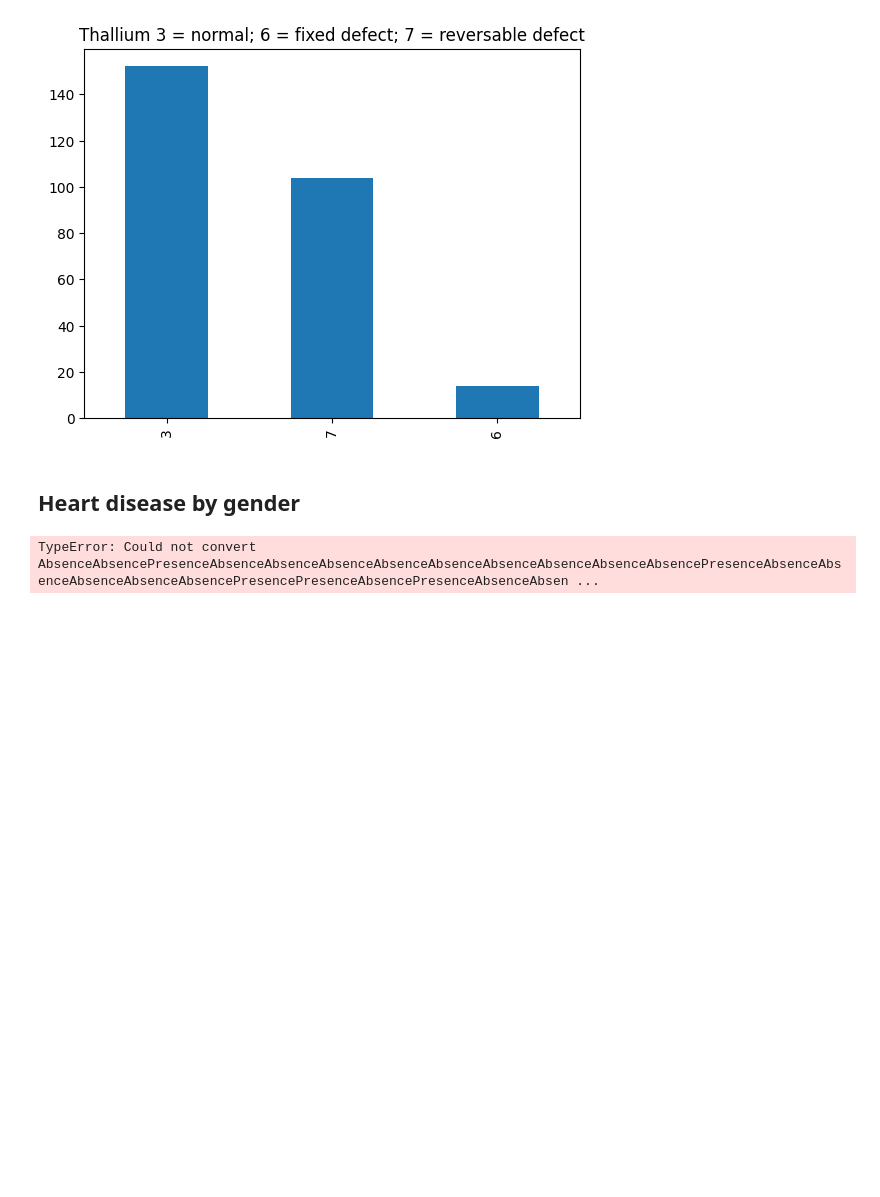
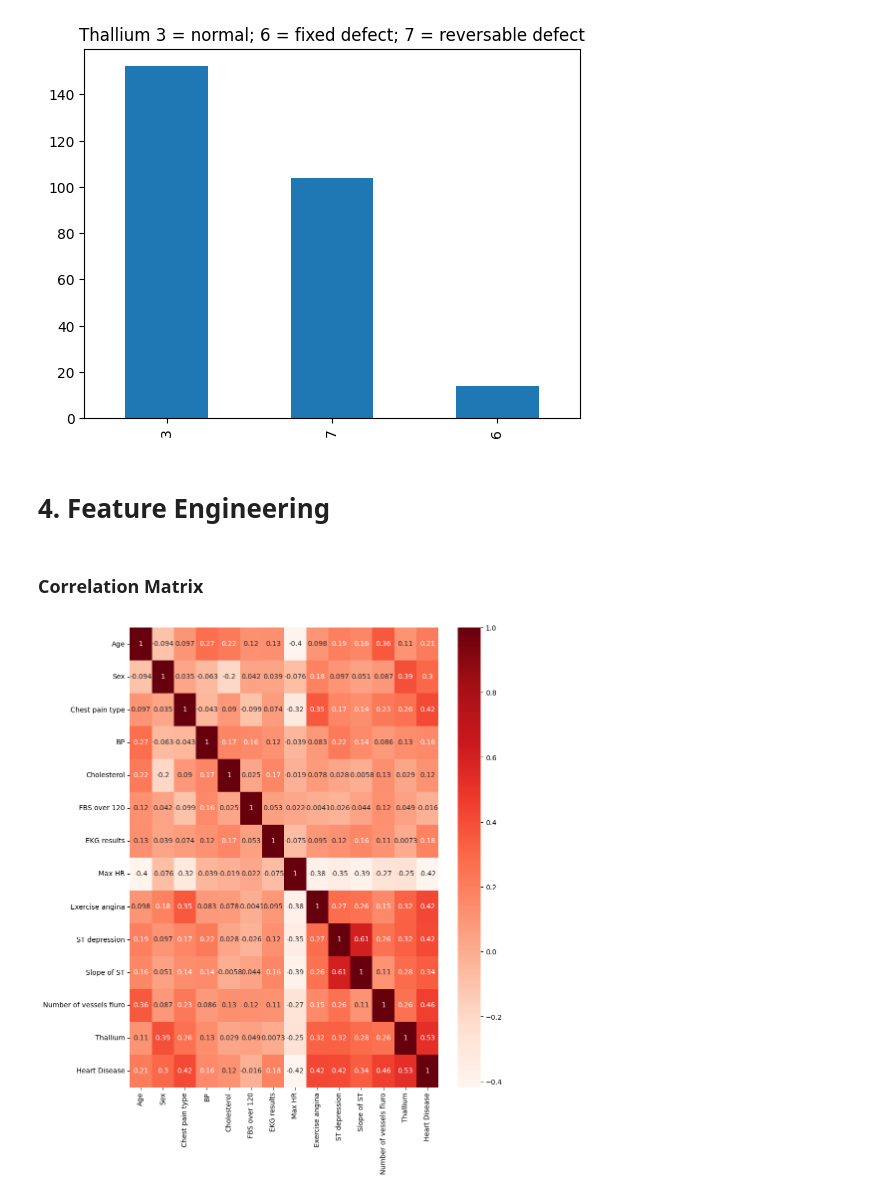
Before and after one commit to King-georges/Heart_Disease_Prediction_Project, a Jupyter notebook: Final_Heart_Disease_Prediction.ipynb, the cells around one changed output. Saved outputs shown, nothing was run; the diff lists cells and outputs as text; code cells hidden in the pictures; blank space fills up the shorter version.

Commit message:
Started on feature engineering

```diff
--- a/Final_Heart_Disease_Prediction.ipynb
+++ b/Final_Heart_Disease_Prediction.ipynb
@@ -213 +209,8 @@ df_encoded = pd.concat([df, encoded_df], axis=1)
+# %%
+# Perform label encoding on the 'Heart Disease' column
+df['Heart_Disease_encoded'] = df['Heart Disease'].astype('category').cat.codes
+# %%
+# Replacing the original 'Heart Disease' column with the encoded 'Heart_Disease_encoded' column
+df.drop('Heart Disease', axis=1, inplace=True)
+df.rename(columns={'Heart_Disease_encoded': 'Heart Disease'}, inplace=True)
 # %%
@@ -260,11 +272,15 @@ plt.title('Thallium 3 = normal; 6 = fixed defect; 7 = reversable defect')
 # %% [output]
 Text(0.5, 1.0, 'Thallium 3 = normal; 6 = fixed defect; 7 = reversable defect')
 [figure]
-# %% [markdown]
-## Heart disease by gender
-# %%
-gender_heart_disease = df.groupby('Sex')['Heart Disease'].mean().reset_index()
-fig = px.bar(gender_heart_disease, x='Sex', y='Heart Disease', title='Heart disease by Gender')
-fig.show()
-# %% [output]
-TypeError: Could not convert AbsenceAbsencePresenceAbsenceAbsenceAbsenceAbsenceAbsenceAbsenceAbsenceAbsenceAbsencePresenceAbsenceAbsenceAbsenceAbsenceAbsencePresencePresenceAbsencePresenceAbsenceAbsen ...
+# %% [markdown]
+# 4. Feature Engineering
+# %% [markdown]
+### Correlation Matrix
+# %%
+#Using Pearson Correlation
+plt.figure(figsize=(10,12))
+cor = df.corr()
+sns.heatmap(cor, annot=True, cmap=plt.cm.Reds)
+plt.show()
+# %% [output]
+[figure, added]
```
Also changed, not shown: parts of 4 cells of this notebook.
